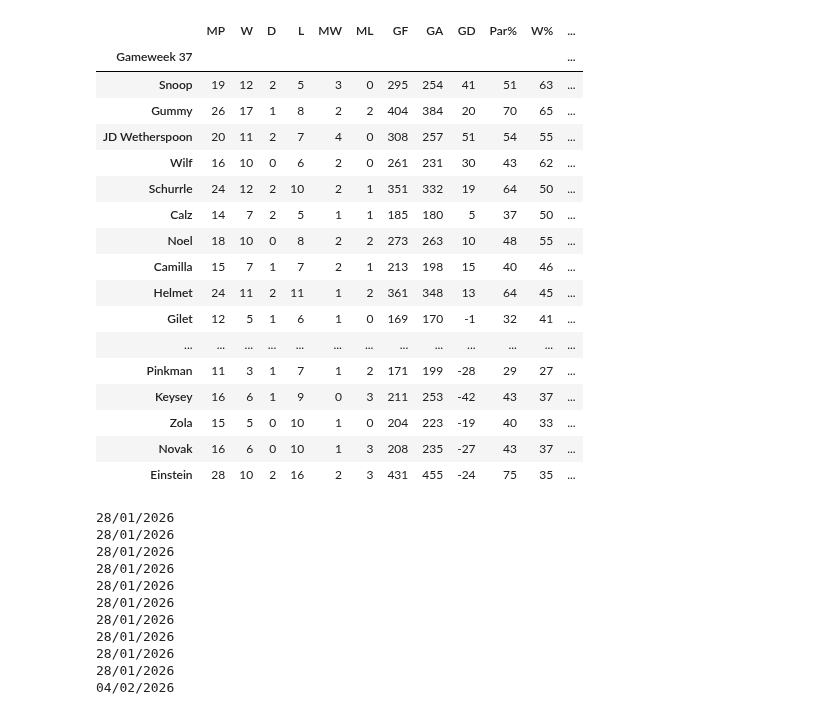
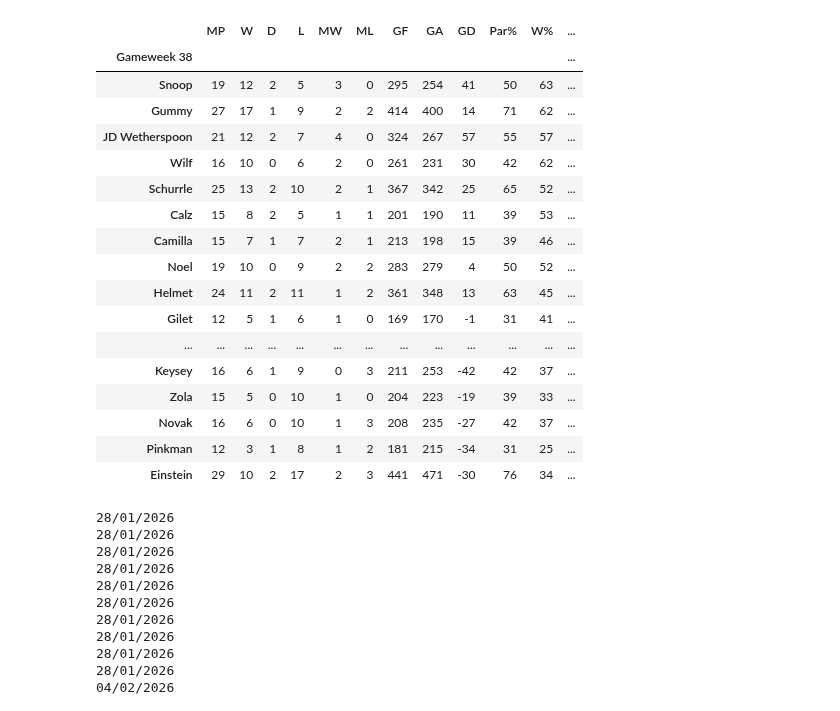
Before and after one commit to Deadlocked2/football_table, a Jupyter notebook: code/LatchTable.ipynb, the cells around one changed output. Cells and saved outputs as stored; diff of their text form; code cells hidden in the pictures.

```diff
--- a/code/LatchTable.ipynb
+++ b/code/LatchTable.ipynb
@@ -107,35 +107,35 @@ totals = get_totals(raw_data)
 # %%
 """
 Join tables
 Drops unwanted columns
 Puts columns in the correct order
 """
 table = totals.merge(form,on='Name').rename(columns={"Result":"Form"})
 table.index = table.Name
 table = table[['MP', 'W', 'D', 'L','MW', 'ML', 'GF', 'GA','GD','Par%','W%','Pts','Form']]
 table.index.names = [gameweek]
-#table.dfi.export('../outputs/table.png')
-table.dfi.export('../outputs/table.png', table_conversion='matplotlib')
+table.dfi.export('../outputs/table.png')
+#table.dfi.export('../outputs/table.png', table_conversion='matplotlib')
 table#.sort_values(by=['MP'],ascending=False)
 # %% [output]
 |  | MP | W | D | L | MW | ML | GF | GA | GD | Par% | W% | ... |
-| Gameweek 37 |  |  |  |  |  |  |  |  |  |  |  | ... |
-| Snoop | 19 | 12 | 2 | 5 | 3 | 0 | 295 | 254 | 41 | 51 | 63 | ... |
-| Gummy | 26 | 17 | 1 | 8 | 2 | 2 | 404 | 384 | 20 | 70 | 65 | ... |
-| JD Wetherspoon | 20 | 11 | 2 | 7 | 4 | 0 | 308 | 257 | 51 | 54 | 55 | ... |
-| Wilf | 16 | 10 | 0 | 6 | 2 | 0 | 261 | 231 | 30 | 43 | 62 | ... |
-| Schurrle | 24 | 12 | 2 | 10 | 2 | 1 | 351 | 332 | 19 | 64 | 50 | ... |
-| Calz | 14 | 7 | 2 | 5 | 1 | 1 | 185 | 180 | 5 | 37 | 50 | ... |
-| Noel | 18 | 10 | 0 | 8 | 2 | 2 | 273 | 263 | 10 | 48 | 55 | ... |
-| Camilla | 15 | 7 | 1 | 7 | 2 | 1 | 213 | 198 | 15 | 40 | 46 | ... |
-| Helmet | 24 | 11 | 2 | 11 | 1 | 2 | 361 | 348 | 13 | 64 | 45 | ... |
-| Gilet | 12 | 5 | 1 | 6 | 1 | 0 | 169 | 170 | -1 | 32 | 41 | ... |
+| Gameweek 38 |  |  |  |  |  |  |  |  |  |  |  | ... |
+| Snoop | 19 | 12 | 2 | 5 | 3 | 0 | 295 | 254 | 41 | 50 | 63 | ... |
+| Gummy | 27 | 17 | 1 | 9 | 2 | 2 | 414 | 400 | 14 | 71 | 62 | ... |
+| JD Wetherspoon | 21 | 12 | 2 | 7 | 4 | 0 | 324 | 267 | 57 | 55 | 57 | ... |
+| Wilf | 16 | 10 | 0 | 6 | 2 | 0 | 261 | 231 | 30 | 42 | 62 | ... |
+| Schurrle | 25 | 13 | 2 | 10 | 2 | 1 | 367 | 342 | 25 | 65 | 52 | ... |
+| Calz | 15 | 8 | 2 | 5 | 1 | 1 | 201 | 190 | 11 | 39 | 53 | ... |
+| Camilla | 15 | 7 | 1 | 7 | 2 | 1 | 213 | 198 | 15 | 39 | 46 | ... |
+| Noel | 19 | 10 | 0 | 9 | 2 | 2 | 283 | 279 | 4 | 50 | 52 | ... |
+| Helmet | 24 | 11 | 2 | 11 | 1 | 2 | 361 | 348 | 13 | 63 | 45 | ... |
+| Gilet | 12 | 5 | 1 | 6 | 1 | 0 | 169 | 170 | -1 | 31 | 41 | ... |
 | ... | ... | ... | ... | ... | ... | ... | ... | ... | ... | ... | ... | ... |
-| Pinkman | 11 | 3 | 1 | 7 | 1 | 2 | 171 | 199 | -28 | 29 | 27 | ... |
-| Keysey | 16 | 6 | 1 | 9 | 0 | 3 | 211 | 253 | -42 | 43 | 37 | ... |
-| Zola | 15 | 5 | 0 | 10 | 1 | 0 | 204 | 223 | -19 | 40 | 33 | ... |
-| Novak | 16 | 6 | 0 | 10 | 1 | 3 | 208 | 235 | -27 | 43 | 37 | ... |
-| Einstein | 28 | 10 | 2 | 16 | 2 | 3 | 431 | 455 | -24 | 75 | 35 | ... |
+| Keysey | 16 | 6 | 1 | 9 | 0 | 3 | 211 | 253 | -42 | 42 | 37 | ... |
+| Zola | 15 | 5 | 0 | 10 | 1 | 0 | 204 | 223 | -19 | 39 | 33 | ... |
+| Novak | 16 | 6 | 0 | 10 | 1 | 3 | 208 | 235 | -27 | 42 | 37 | ... |
+| Pinkman | 12 | 3 | 1 | 8 | 1 | 2 | 181 | 215 | -34 | 31 | 25 | ... |
+| Einstein | 29 | 10 | 2 | 17 | 2 | 3 | 441 | 471 | -30 | 76 | 34 | ... |
 # %%
 from datetime import datetime, timedelta
 
```
Also changed, not shown: parts of 1 cell of this notebook, 2 other files.
